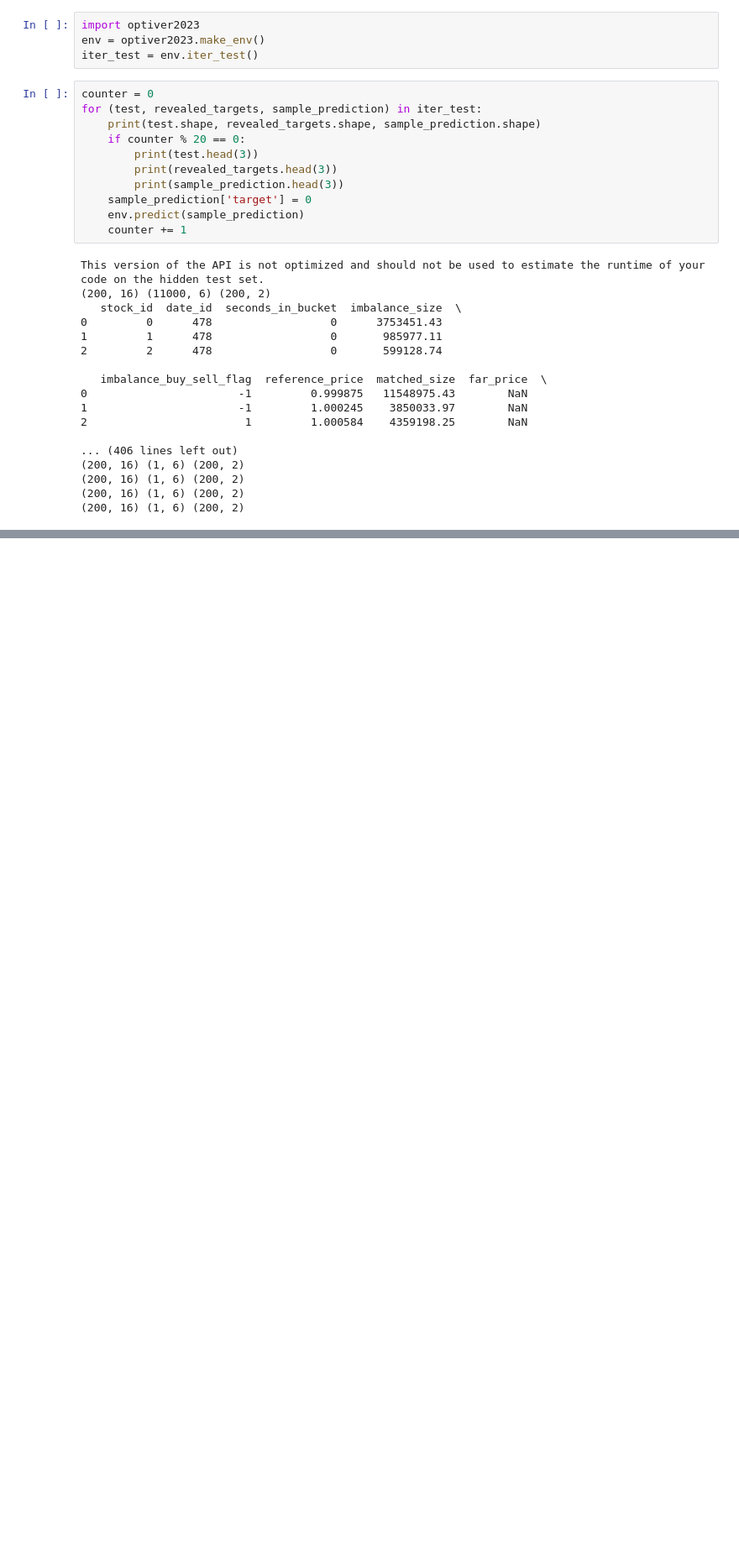
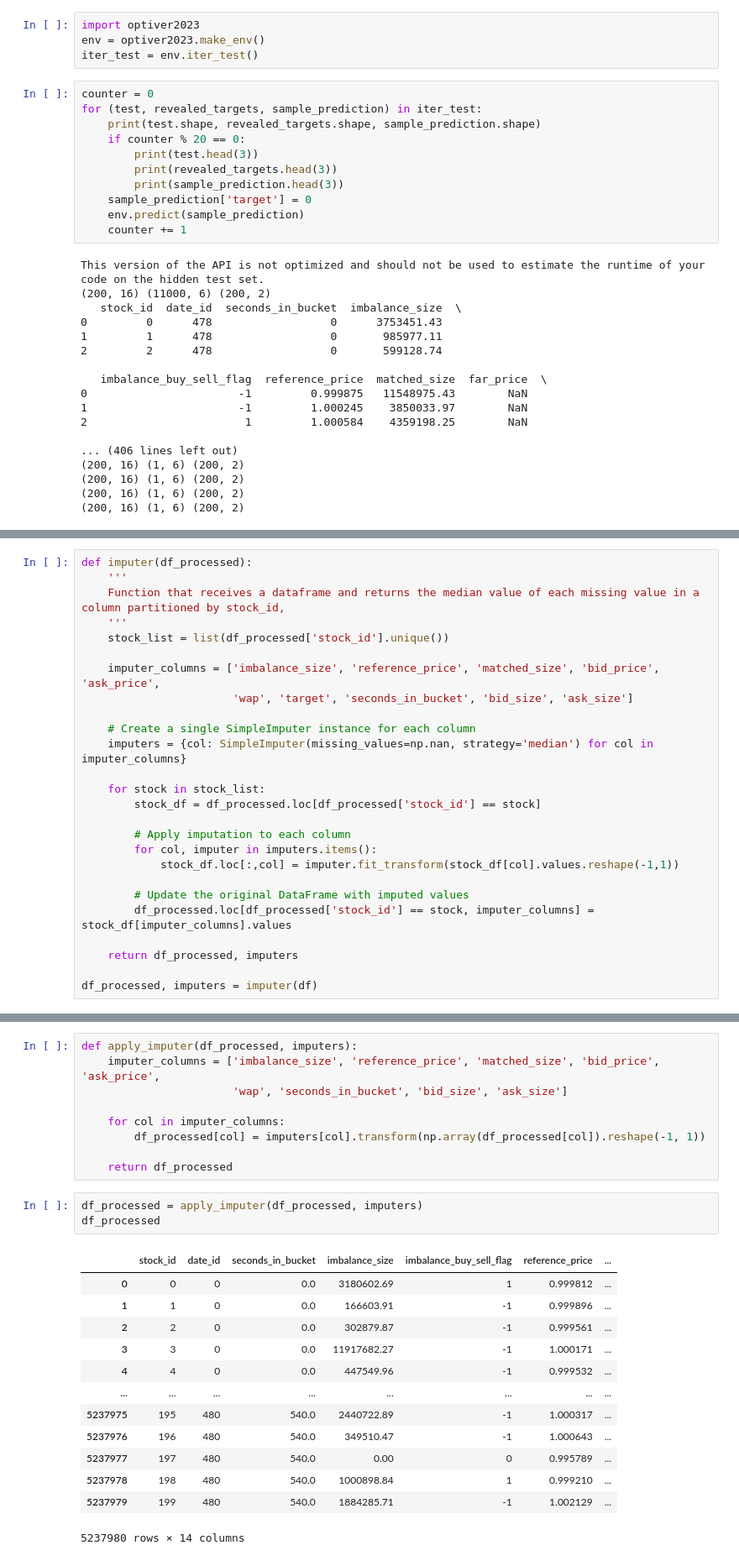
Before and after one commit to KingBoomie/ml2023-project, a Jupyter notebook: kaggle-submission.ipynb, the cells around one changed output, grey strips where cells are left out. Shown: that part at 84% size. Saved outputs shown, nothing was run; the diff lists cells and outputs as text; blank space fills up the shorter version.

```diff
--- a/kaggle-submission.ipynb
+++ b/kaggle-submission.ipynb
@@ -59,0 +140,26 @@ This version of the API is not optimized and should not be used to estimate the
+# %%
+def imputer(df_processed):
+    '''
+    Function that receives a dataframe and returns the median value of each missing value in a column partitioned by stock_id,
+    '''
+    stock_list = list(df_processed['stock_id'].unique())
+
+    imputer_columns = ['imbalance_size', 'reference_price', 'matched_size', 'bid_price', 'ask_price',
+                       'wap', 'target', 'seconds_in_bucket', 'bid_size', 'ask_size']
+
+    # Create a single SimpleImputer instance for each column
+    imputers = {col: SimpleImputer(missing_values=np.nan, strategy='median') for col in imputer_columns}
+
+    for stock in stock_list:
+        stock_df = df_processed.loc[df_processed['stock_id'] == stock]
+
+        # Apply imputation to each column
+        for col, imputer in imputers.items():
+            stock_df.loc[:,col] = imputer.fit_transform(stock_df[col].values.reshape(-1,1))
+
+        # Update the original DataFrame with imputed values
+        df_processed.loc[df_processed['stock_id'] == stock, imputer_columns] = stock_df[imputer_columns].values
+
+    return df_processed, imputers
+
+df_processed, imputers = imputer(df)
@@ -59,0 +179,26 @@ This version of the API is not optimized and should not be used to estimate the
+# %%
+def apply_imputer(df_processed, imputers):
+    imputer_columns = ['imbalance_size', 'reference_price', 'matched_size', 'bid_price', 'ask_price',
+                       'wap', 'seconds_in_bucket', 'bid_size', 'ask_size']
+
+    for col in imputer_columns:
+        df_processed[col] = imputers[col].transform(np.array(df_processed[col]).reshape(-1, 1))
+
+    return df_processed
+# %%
+df_processed = apply_imputer(df_processed, imputers)
+df_processed
+# %% [output]
+|  | stock_id | date_id | seconds_in_bucket | imbalance_size | imbalance_buy_sell_flag | reference_price | ... |
+| 0 | 0 | 0 | 0.0 | 3180602.69 | 1 | 0.999812 | ... |
+| 1 | 1 | 0 | 0.0 | 166603.91 | -1 | 0.999896 | ... |
+| 2 | 2 | 0 | 0.0 | 302879.87 | -1 | 0.999561 | ... |
+| 3 | 3 | 0 | 0.0 | 11917682.27 | -1 | 1.000171 | ... |
+| 4 | 4 | 0 | 0.0 | 447549.96 | -1 | 0.999532 | ... |
+| ... | ... | ... | ... | ... | ... | ... | ... |
+| 5237975 | 195 | 480 | 540.0 | 2440722.89 | -1 | 1.000317 | ... |
+| 5237976 | 196 | 480 | 540.0 | 349510.47 | -1 | 1.000643 | ... |
+| 5237977 | 197 | 480 | 540.0 | 0.00 | 0 | 0.995789 | ... |
+| 5237978 | 198 | 480 | 540.0 | 1000898.84 | 1 | 0.999210 | ... |
+| 5237979 | 199 | 480 | 540.0 | 1884285.71 | -1 | 1.002129 | ... |
+5237980 rows × 14 columns
```
Also changed, not shown: parts of 29 cells of this notebook.
